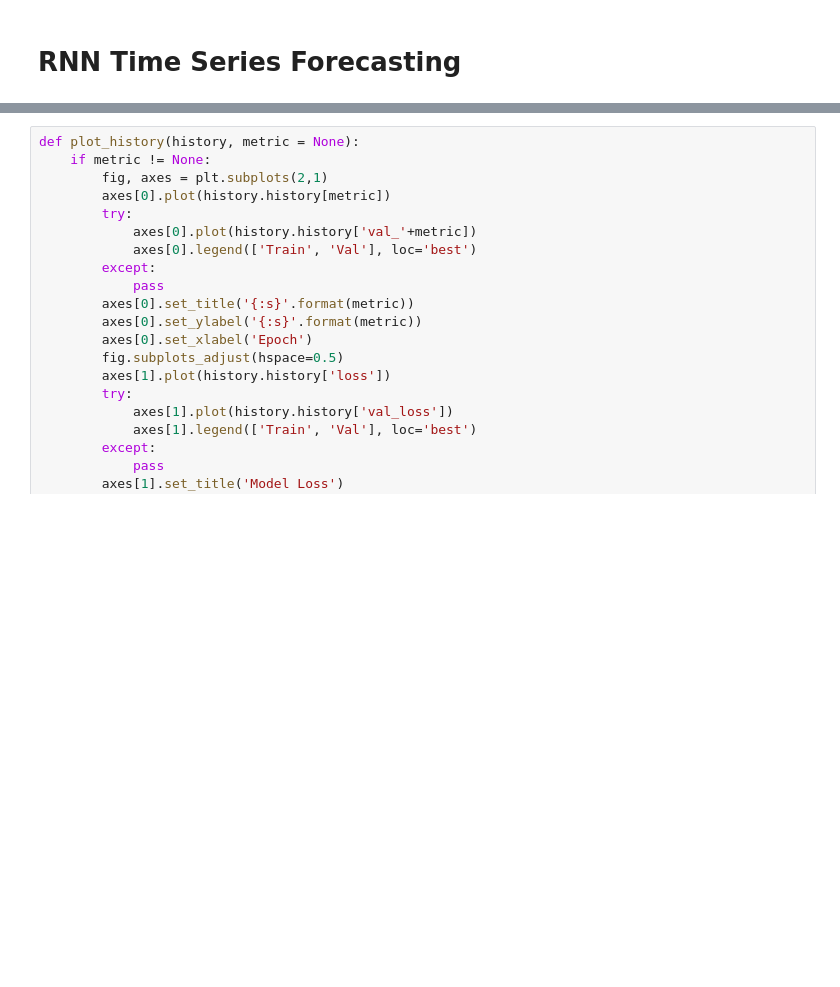
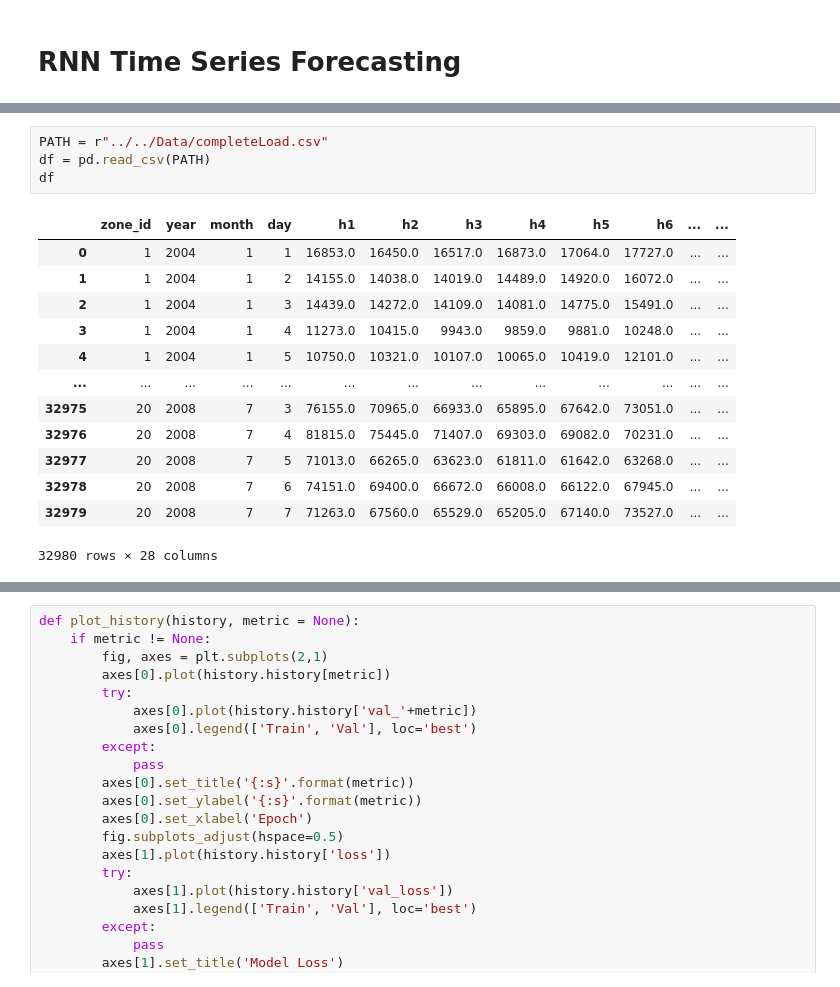
Before and after one commit to Pedromacedo41/MAP573, a Jupyter notebook: src/Francisco/RNN_TSF.ipynb, the cells around one changed output, grey strips where cells are left out. Saved outputs shown, nothing was run; the diff lists cells and outputs as text; blank space fills up the shorter version.

```diff
--- a/src/Francisco/RNN_TSF.ipynb
+++ b/src/Francisco/RNN_TSF.ipynb
@@ -19,3 +21,21 @@ import pickle
+# %%
+PATH = r"../../Data/completeLoad.csv"
+df = pd.read_csv(PATH)
+df
+# %% [output]
+|  | zone_id | year | month | day | h1 | h2 | h3 | h4 | h5 | h6 | ... | ... |
+| 0 | 1 | 2004 | 1 | 1 | 16853.0 | 16450.0 | 16517.0 | 16873.0 | 17064.0 | 17727.0 | ... | ... |
+| 1 | 1 | 2004 | 1 | 2 | 14155.0 | 14038.0 | 14019.0 | 14489.0 | 14920.0 | 16072.0 | ... | ... |
+| 2 | 1 | 2004 | 1 | 3 | 14439.0 | 14272.0 | 14109.0 | 14081.0 | 14775.0 | 15491.0 | ... | ... |
+| 3 | 1 | 2004 | 1 | 4 | 11273.0 | 10415.0 | 9943.0 | 9859.0 | 9881.0 | 10248.0 | ... | ... |
+| 4 | 1 | 2004 | 1 | 5 | 10750.0 | 10321.0 | 10107.0 | 10065.0 | 10419.0 | 12101.0 | ... | ... |
+| ... | ... | ... | ... | ... | ... | ... | ... | ... | ... | ... | ... | ... |
+| 32975 | 20 | 2008 | 7 | 3 | 76155.0 | 70965.0 | 66933.0 | 65895.0 | 67642.0 | 73051.0 | ... | ... |
+| 32976 | 20 | 2008 | 7 | 4 | 81815.0 | 75445.0 | 71407.0 | 69303.0 | 69082.0 | 70231.0 | ... | ... |
+| 32977 | 20 | 2008 | 7 | 5 | 71013.0 | 66265.0 | 63623.0 | 61811.0 | 61642.0 | 63268.0 | ... | ... |
+| 32978 | 20 | 2008 | 7 | 6 | 74151.0 | 69400.0 | 66672.0 | 66008.0 | 66122.0 | 67945.0 | ... | ... |
+| 32979 | 20 | 2008 | 7 | 7 | 71263.0 | 67560.0 | 65529.0 | 65205.0 | 67140.0 | 73527.0 | ... | ... |
+32980 rows × 28 columns
 # %%
 PATH = r"../../Data/completeLoad.csv"
 df = pd.read_csv(PATH)
```
Also changed, not shown: parts of 14 cells of this notebook, 1 other file.
